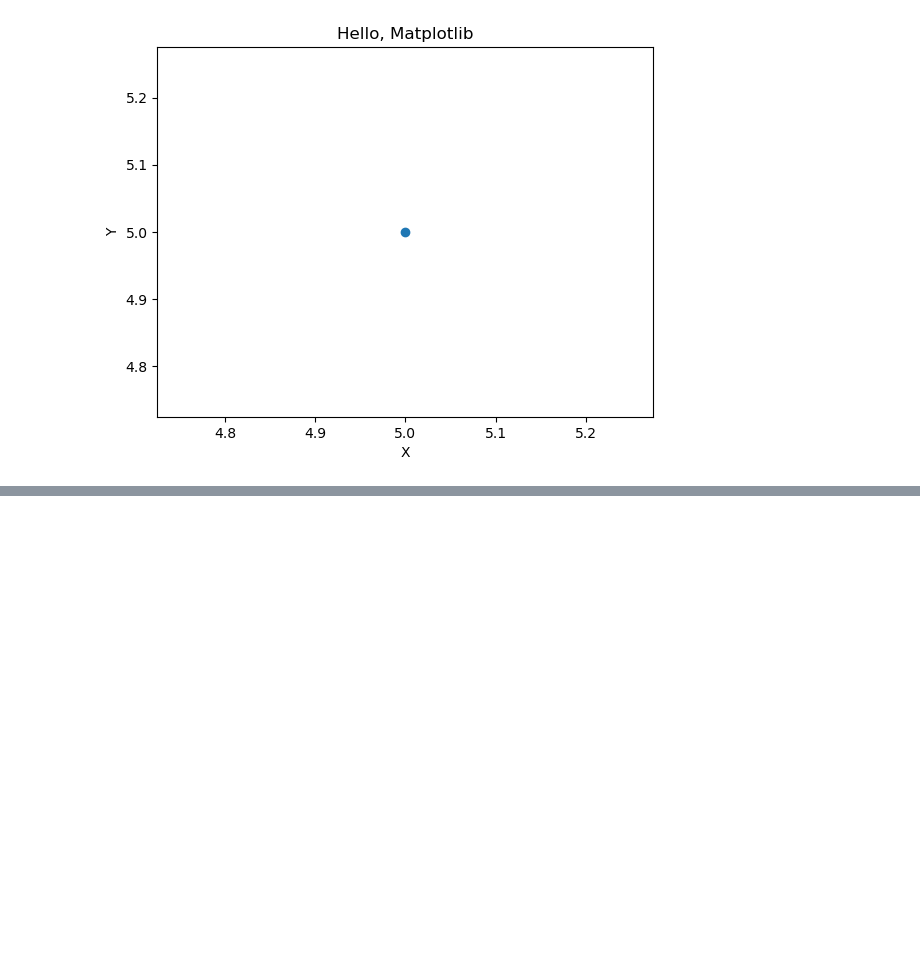
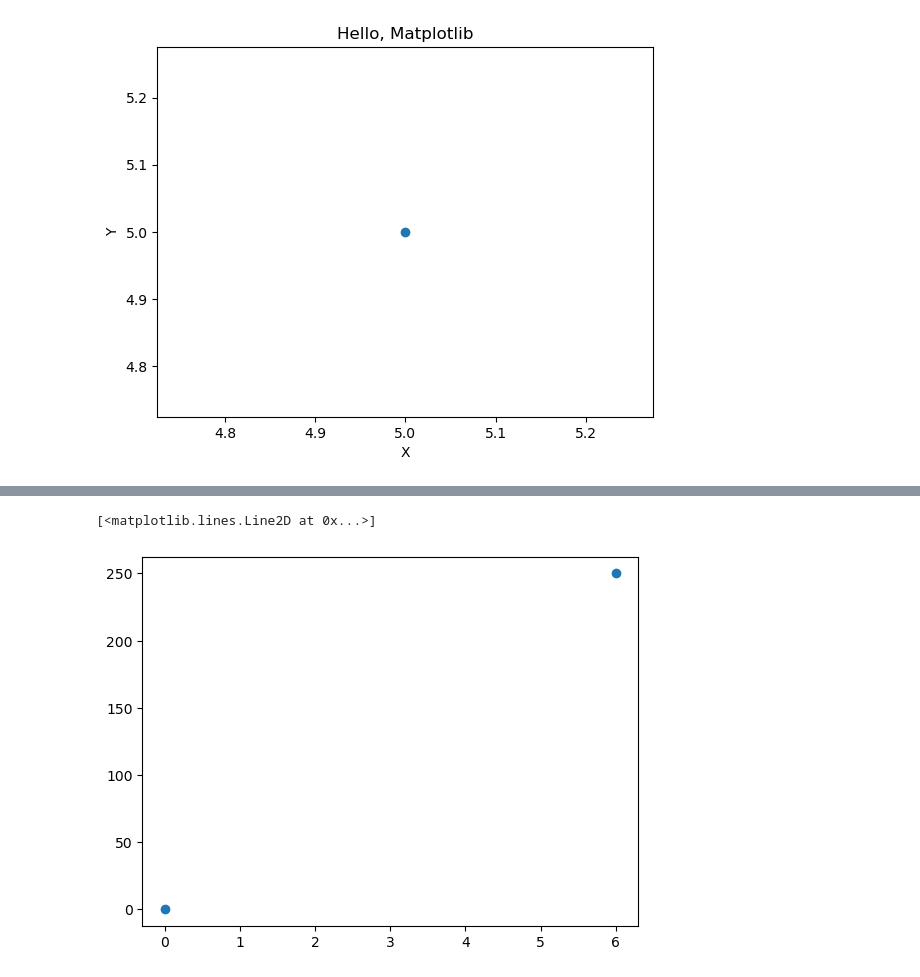
Before and after one commit to ahmadelmalah/machine-learning-playground, a Jupyter notebook: Matplotlip.ipynb, the cells around one changed output, grey strips where cells are left out. Cells and saved outputs as stored; diff of their text form; code cells hidden in the pictures; blank space fills up the shorter version.

```diff
--- a/Matplotlip.ipynb
+++ b/Matplotlip.ipynb
@@ -9,0 +20,5 @@ Text(0.5, 1.0, 'Hello, Matplotlib')
+# %%
+plt.plot(xpoints, ypoints, 'o')
+# %% [output]
+[<matplotlib.lines.Line2D at 0x...>]
+[figure, added]
```
Also changed, not shown: parts of 11 cells of this notebook.
